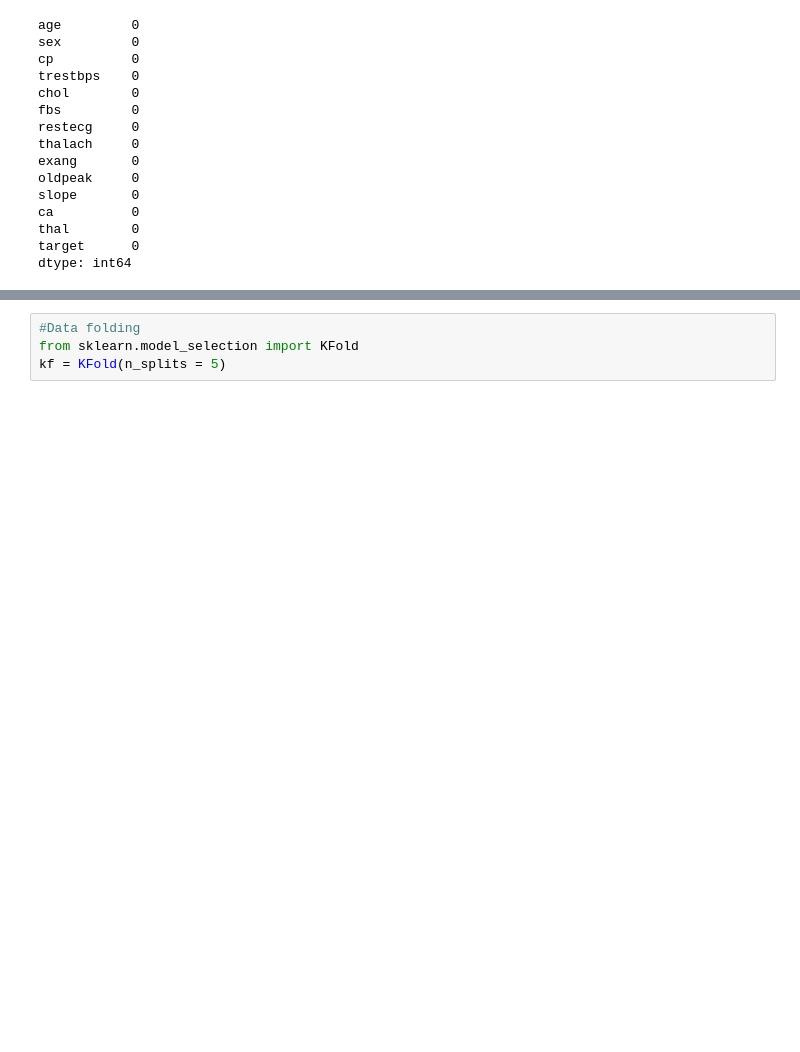
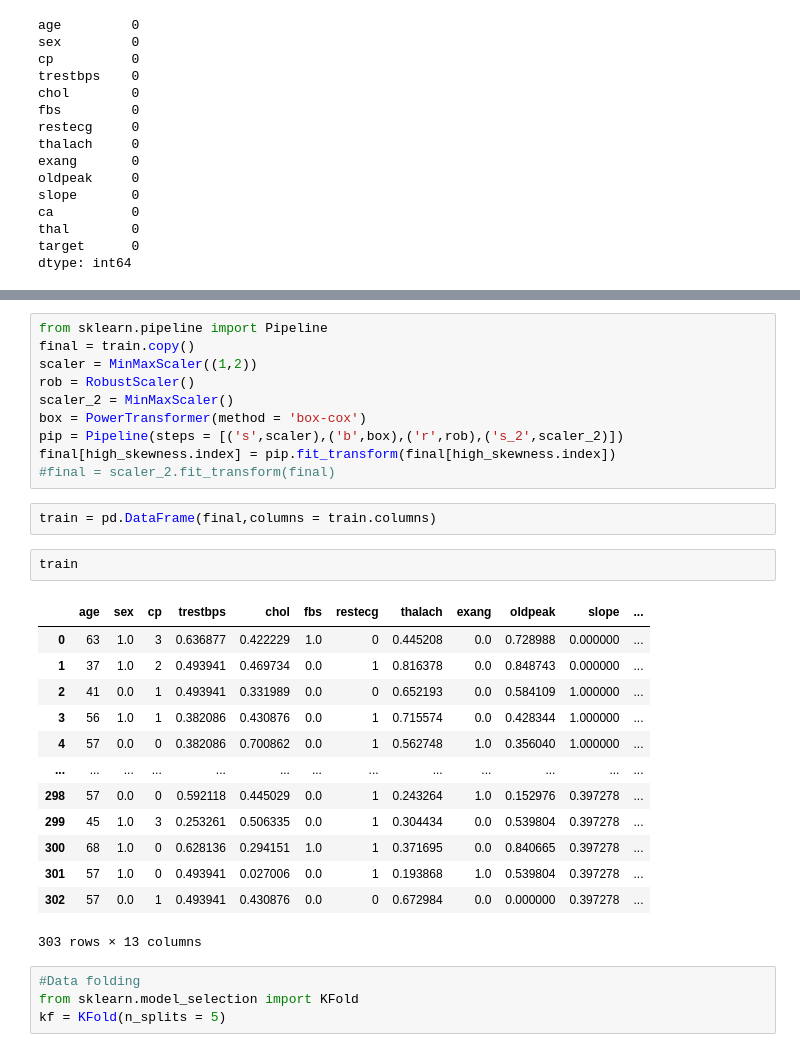
Before and after one commit to gitMiodek/Heart-disease-project, a Jupyter notebook: Heart-disease-project.ipynb, the cells around one changed output, grey strips where cells are left out. Drawn from its saved outputs; the diff is of its cells as text; blank space fills up the shorter version.

```diff
--- a/Heart-disease-project.ipynb
+++ b/Heart-disease-project.ipynb
@@ -125,3 +182,31 @@ dtype: int64
+# %%
+from sklearn.pipeline import Pipeline
+final = train.copy()
+scaler = MinMaxScaler((1,2))
+rob = RobustScaler()
+scaler_2 = MinMaxScaler()
+box = PowerTransformer(method = 'box-cox')
+pip = Pipeline(steps = [('s',scaler),('b',box),('r',rob),('s_2',scaler_2)])
+final[high_skewness.index] = pip.fit_transform(final[high_skewness.index])
+#final = scaler_2.fit_transform(final)
+# %%
+train = pd.DataFrame(final,columns = train.columns)
+# %%
+train
+# %% [output]
+|  | age | sex | cp | trestbps | chol | fbs | restecg | thalach | exang | oldpeak | slope | ... |
+| 0 | 63 | 1.0 | 3 | 0.636877 | 0.422229 | 1.0 | 0 | 0.445208 | 0.0 | 0.728988 | 0.000000 | ... |
+| 1 | 37 | 1.0 | 2 | 0.493941 | 0.469734 | 0.0 | 1 | 0.816378 | 0.0 | 0.848743 | 0.000000 | ... |
+| 2 | 41 | 0.0 | 1 | 0.493941 | 0.331989 | 0.0 | 0 | 0.652193 | 0.0 | 0.584109 | 1.000000 | ... |
+| 3 | 56 | 1.0 | 1 | 0.382086 | 0.430876 | 0.0 | 1 | 0.715574 | 0.0 | 0.428344 | 1.000000 | ... |
+| 4 | 57 | 0.0 | 0 | 0.382086 | 0.700862 | 0.0 | 1 | 0.562748 | 1.0 | 0.356040 | 1.000000 | ... |
+| ... | ... | ... | ... | ... | ... | ... | ... | ... | ... | ... | ... | ... |
+| 298 | 57 | 0.0 | 0 | 0.592118 | 0.445029 | 0.0 | 1 | 0.243264 | 1.0 | 0.152976 | 0.397278 | ... |
+| 299 | 45 | 1.0 | 3 | 0.253261 | 0.506335 | 0.0 | 1 | 0.304434 | 0.0 | 0.539804 | 0.397278 | ... |
+| 300 | 68 | 1.0 | 0 | 0.628136 | 0.294151 | 1.0 | 1 | 0.371695 | 0.0 | 0.840665 | 0.397278 | ... |
+| 301 | 57 | 1.0 | 0 | 0.493941 | 0.027006 | 0.0 | 1 | 0.193868 | 1.0 | 0.539804 | 0.397278 | ... |
+| 302 | 57 | 0.0 | 1 | 0.493941 | 0.430876 | 0.0 | 0 | 0.672984 | 0.0 | 0.000000 | 0.397278 | ... |
+303 rows × 13 columns
 # %%
 #Data folding
 from sklearn.model_selection import KFold
```
Also changed, not shown: parts of 39 cells of this notebook.
